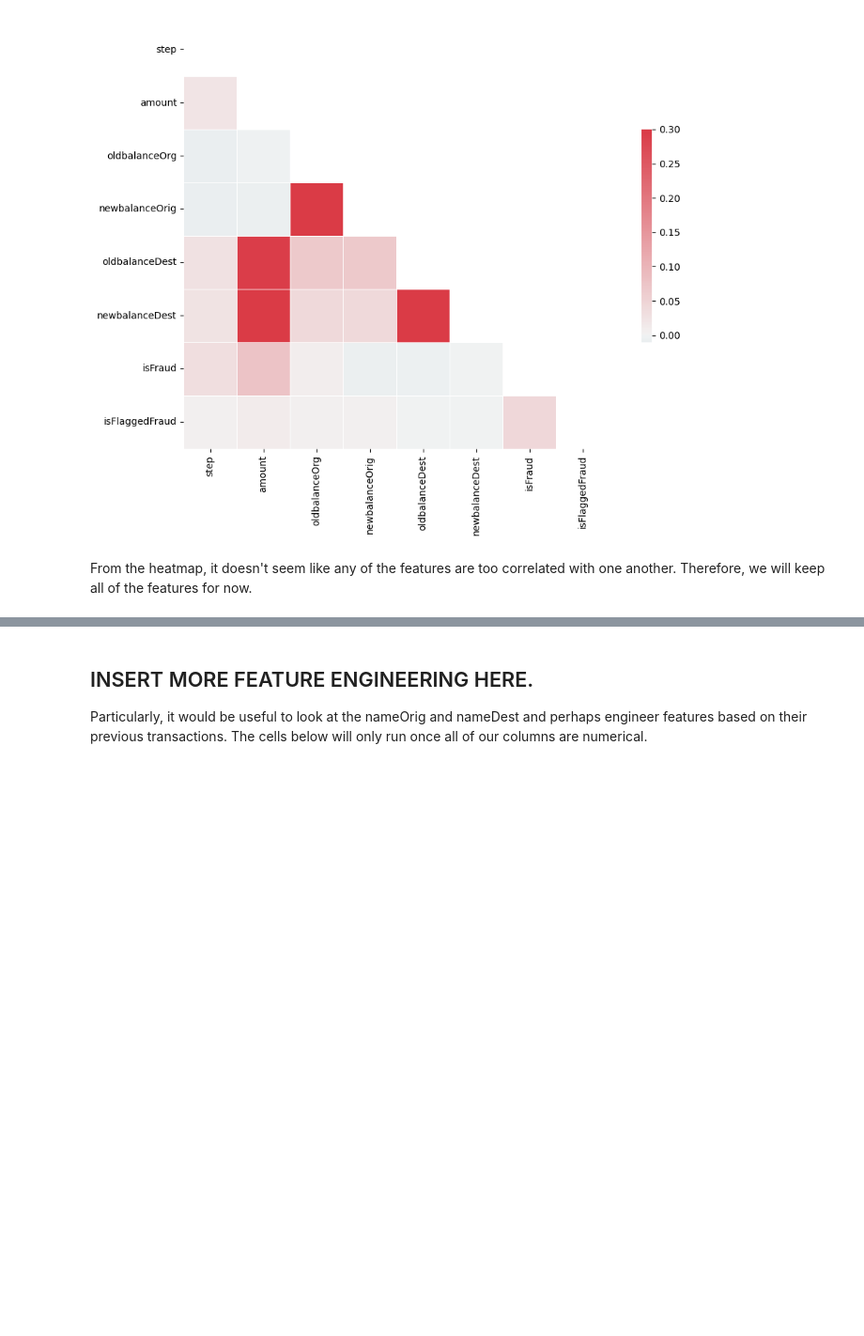
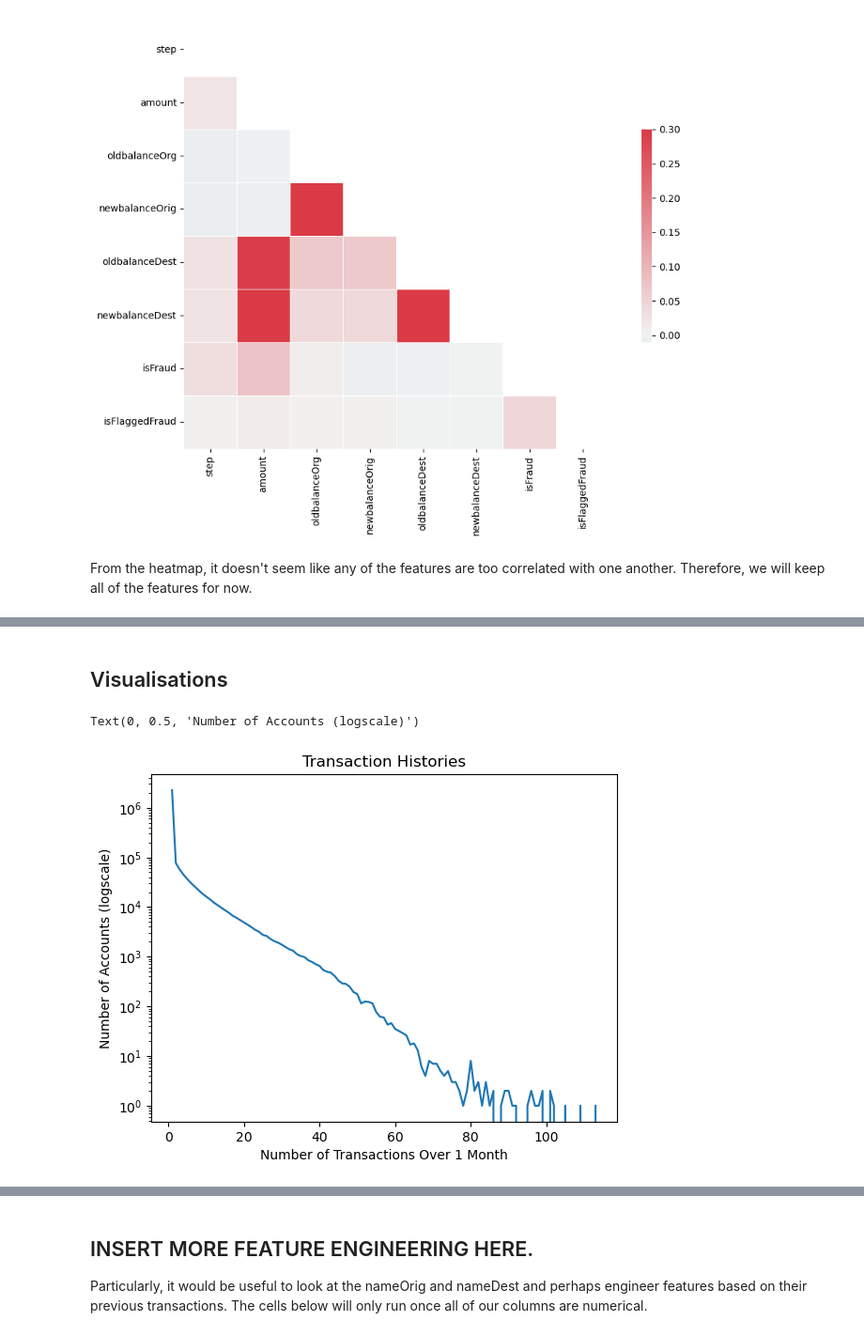
Before and after one commit to judymao/fintech, a Jupyter notebook: EDA.ipynb, the cells around one changed output, grey strips where cells are left out. Shown at 94% size. Drawn from its saved outputs; the diff is of its cells as text; code cells hidden in the pictures; blank space fills up the shorter version.

```diff
--- a/EDA.ipynb
+++ b/EDA.ipynb
@@ -93,7 +96,6 @@ X = df.loc[:, ~df.columns.isin(['isFraud', 'isFlaggedFraud'])]
 # %%
 # do one-hot encoding for categorical variable
-X = X.join(pd.get_dummies(X['type']))
-X.drop(['type'], axis=1, inplace=True)
+eda = df.join(pd.get_dummies(df['type']))
 # %%
 # add another column based on whether destination is merchant
-X['merchant'] = [1 if x[0]=="M" else 0 for x in X['nameDest']]
+eda['merchant'] = [1 if x[0]=="M" else 0 for x in eda['nameDest']]
@@ -115,0 +102,6 @@ X
+# %%
+# Get count of historical transactions per originating account
+eda['numTransactHistOrig'] = eda[['nameOrig', 'step']].groupby(['nameOrig']).cumcount() + 1
+
+# Get count of historical transactions per destination account
+eda['numTransactHistDest'] = eda[['nameDest', 'step']].groupby(['nameDest']).cumcount() + 1
@@ -115,0 +119,5 @@ X
+# %%
+# distribution of total number of transactions (dest)
+dest_transact_hist = eda[['nameDest', 'numTransactHistDest']].groupby(['numTransactHistDest']).count()
+dest_transact_hist = dest_transact_hist - dest_transact_hist.shift(-1).fillna(0)
+dest_transact_hist
@@ -115,0 +220,10 @@ X
+# %% [markdown]
+## Visualisations
+# %%
+dest_transact_hist.plot(logy=True, legend=False)
+plt.title("Transaction Histories")
+plt.xlabel("Number of Transactions Over 1 Month")
+plt.ylabel("Number of Accounts (logscale)")
+# %% [output]
+Text(0, 0.5, 'Number of Accounts (logscale)')
+[figure, added]
```
Also changed, not shown: parts of 24 cells of this notebook.
